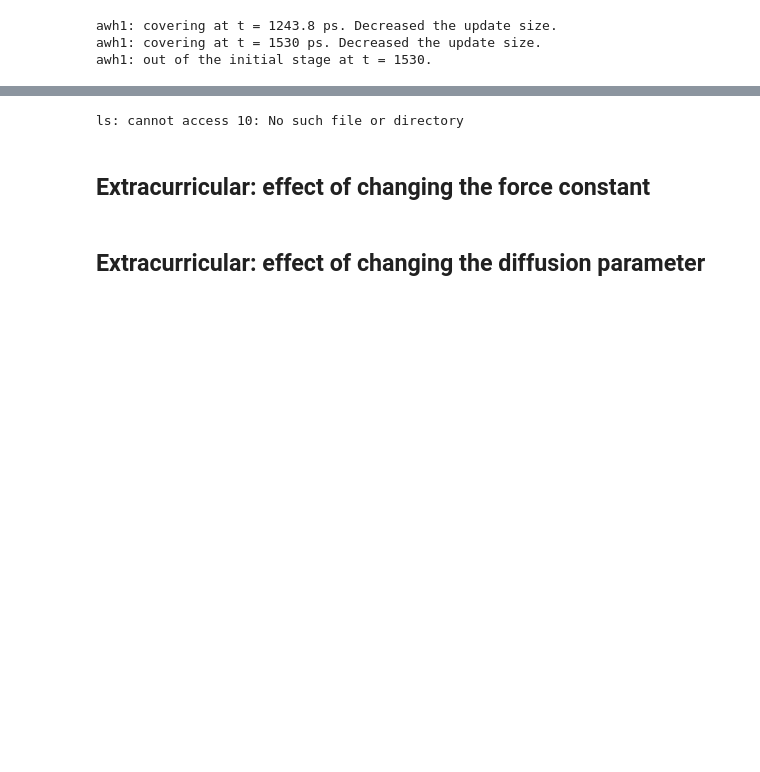
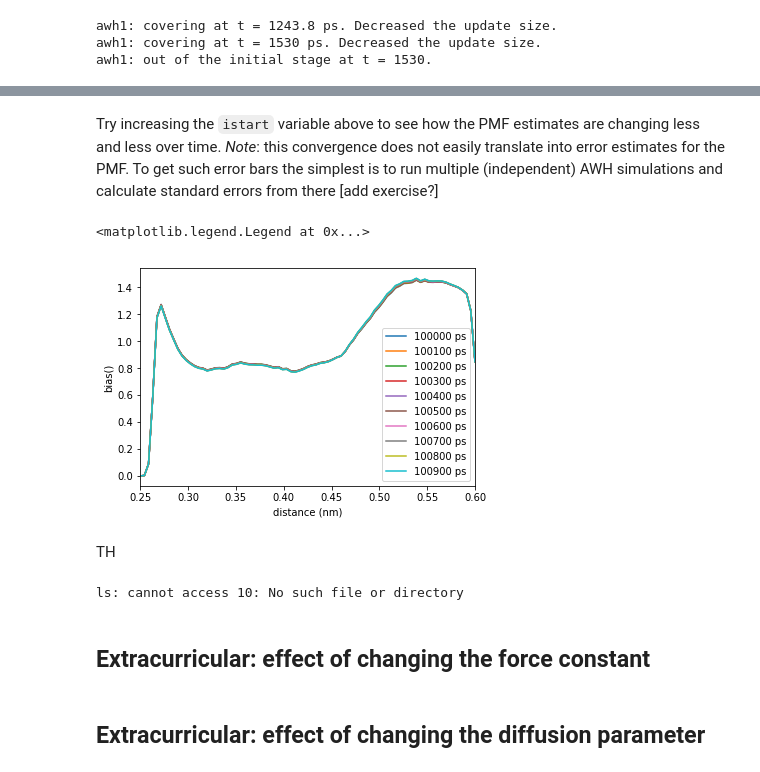
Before and after one commit to vivecalindahl/awh-tutorial, a Jupyter notebook: dna-base-pair-opening/awh-tutorial.ipynb, the cells around one changed output, grey strips where cells are left out. Drawn from its saved outputs; the diff is of its cells as text; code cells hidden in the pictures; blank space fills up the shorter version.

```diff
--- a/dna-base-pair-opening/awh-tutorial.ipynb
+++ b/dna-base-pair-opening/awh-tutorial.ipynb
@@ -136,3 +237,24 @@ After exiting the initial stage, the free energy update size will decrease stead
+# %% [markdown]
+Try increasing the `istart` variable above to see how the PMF estimates are changing less and less over time. *Note*: this convergence does not easily translate into error estimates for the PMF. To get such error bars the simplest is to run multiple (independent) AWH simulations and calculate standard errors from there [add exercise?]
+# %%
+# Plot the histogram from first files/times
+labels=[]
+istart = 1000  # Start plotting this file index
+nplot = 10  # Number of files to plot
+for fname in fnames[istart:istart+nplot]:
+    data=read_xvg(fname)
+    labels.append(re.findall('awh_t(.+?).xvg', fname)[0] + ' ps') # use the time as label
+    plt.plot(data[:,0], data[:,3])
+plt.xlabel('distance (nm)')
+plt.ylabel('bias()')
+plt.xlim([0.25,0.60])
+#plt.ylim([0,20])
+plt.legend(labels)
+# %% [output]
+<matplotlib.legend.Legend at 0x...>
+[figure, added]
+# %% [markdown]
+TH
 # %%
 a=10
 !ls {a}
```
Also changed, not shown: parts of 22 cells of this notebook.
